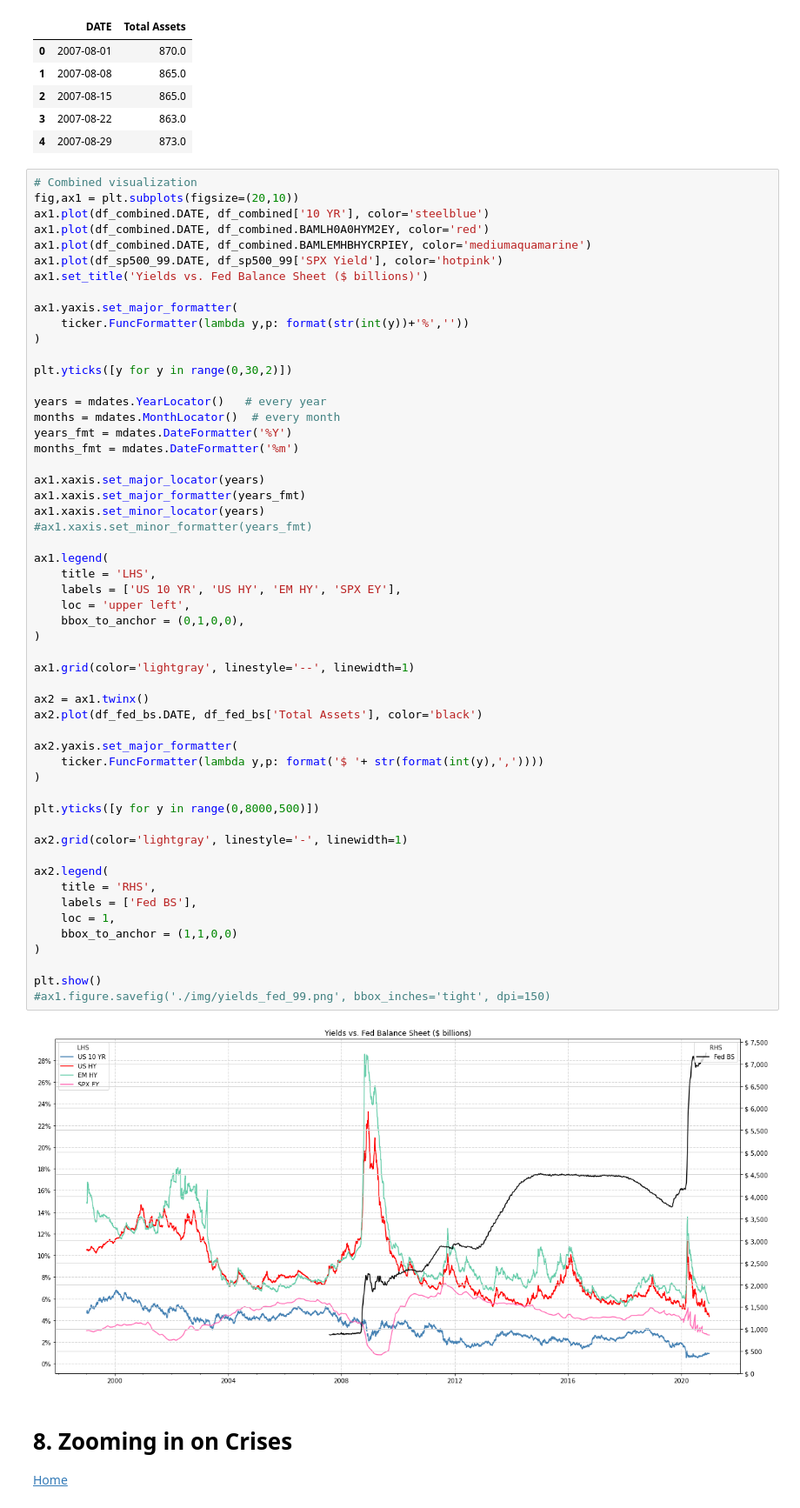
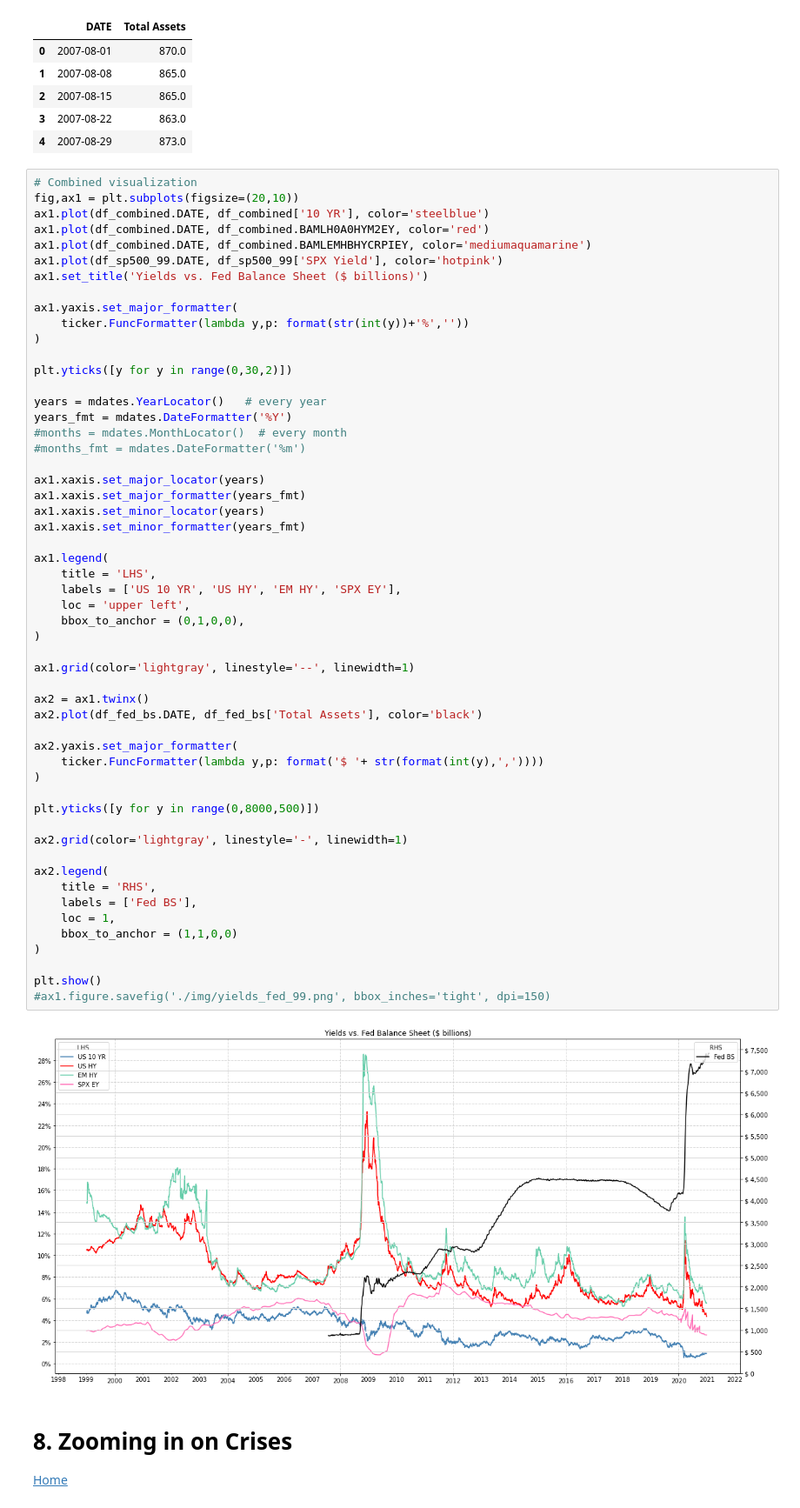
Before and after one commit to AmitSamra/Bonds, a Jupyter notebook: bonds.ipynb, the cells around one changed output. Shown at 87% size. Drawn from its saved outputs; the diff is of its cells as text.

Commit message:
Adjusted axes for combined chart

```diff
--- a/bonds.ipynb
+++ b/bonds.ipynb
@@ -556,46 +556,46 @@ ax1.yaxis.set_major_formatter(
 plt.yticks([y for y in range(0,30,2)])
 
 years = mdates.YearLocator()   # every year
-months = mdates.MonthLocator()  # every month
 years_fmt = mdates.DateFormatter('%Y')
-months_fmt = mdates.DateFormatter('%m')
+#months = mdates.MonthLocator()  # every month
+#months_fmt = mdates.DateFormatter('%m')
 
 ax1.xaxis.set_major_locator(years)
 ax1.xaxis.set_major_formatter(years_fmt)
 ax1.xaxis.set_minor_locator(years)
-#ax1.xaxis.set_minor_formatter(years_fmt)
+ax1.xaxis.set_minor_formatter(years_fmt)
 
 ax1.legend(
     title = 'LHS',
     labels = ['US 10 YR', 'US HY', 'EM HY', 'SPX EY'],
     loc = 'upper left',
     bbox_to_anchor = (0,1,0,0),
 )
 
 ax1.grid(color='lightgray', linestyle='--', linewidth=1)
 
 ax2 = ax1.twinx()
 ax2.plot(df_fed_bs.DATE, df_fed_bs['Total Assets'], color='black')
 
 ax2.yaxis.set_major_formatter(
     ticker.FuncFormatter(lambda y,p: format('$ '+ str(format(int(y),','))))
 )
 
 plt.yticks([y for y in range(0,8000,500)])
 
 ax2.grid(color='lightgray', linestyle='-', linewidth=1)
 
 ax2.legend(
     title = 'RHS',
     labels = ['Fed BS'],
     loc = 1,
     bbox_to_anchor = (1,1,0,0)
 )
 
 plt.show()
 #ax1.figure.savefig('./img/yields_fed_99.png', bbox_inches='tight', dpi=150)
 # %% [output]
-[figure, old version]
+[figure, new version]
 # %% [markdown]
 # <a id='section8'>8. Zooming in on Crises</a>
 
```
Also changed, not shown: 1 other file.
